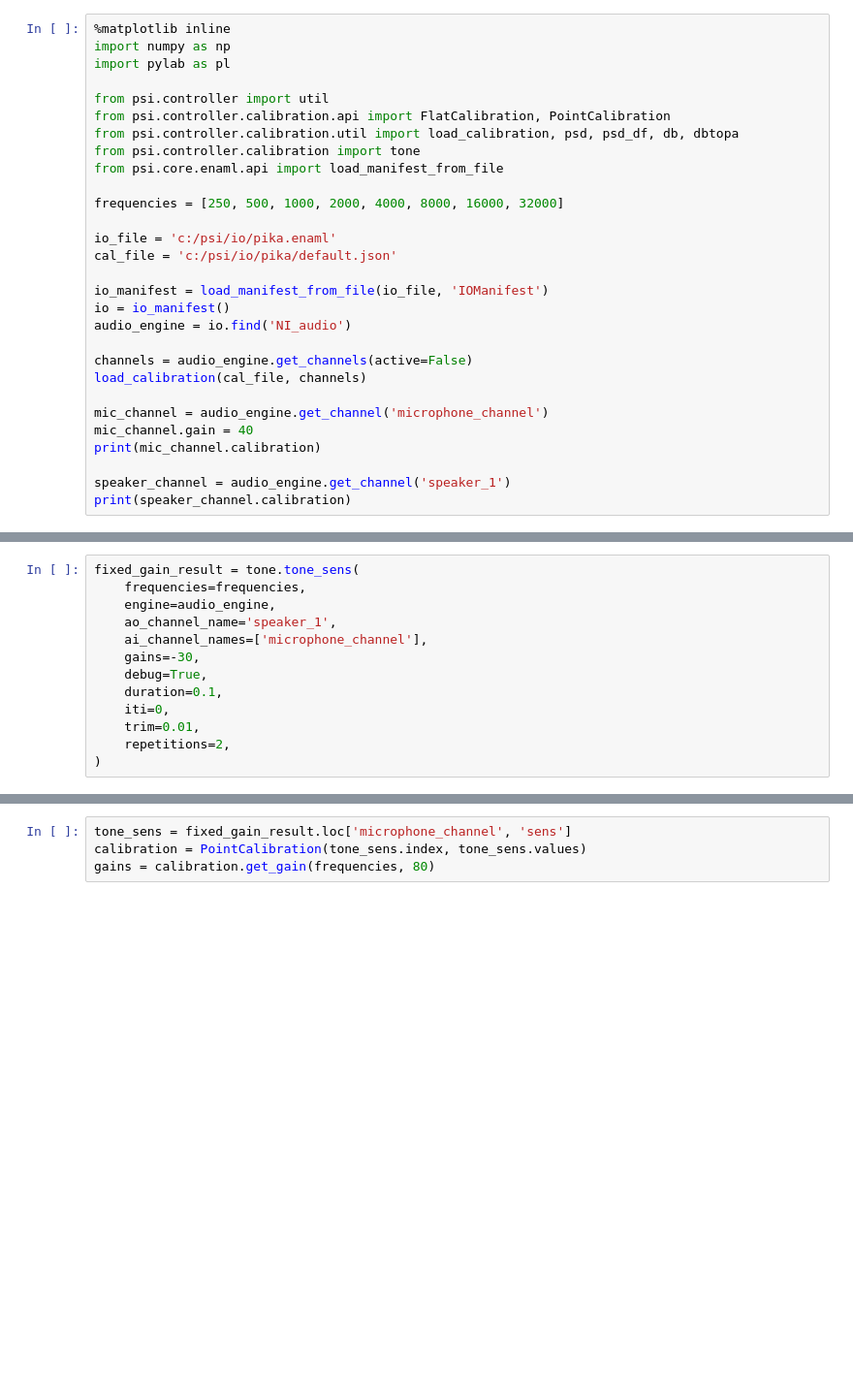
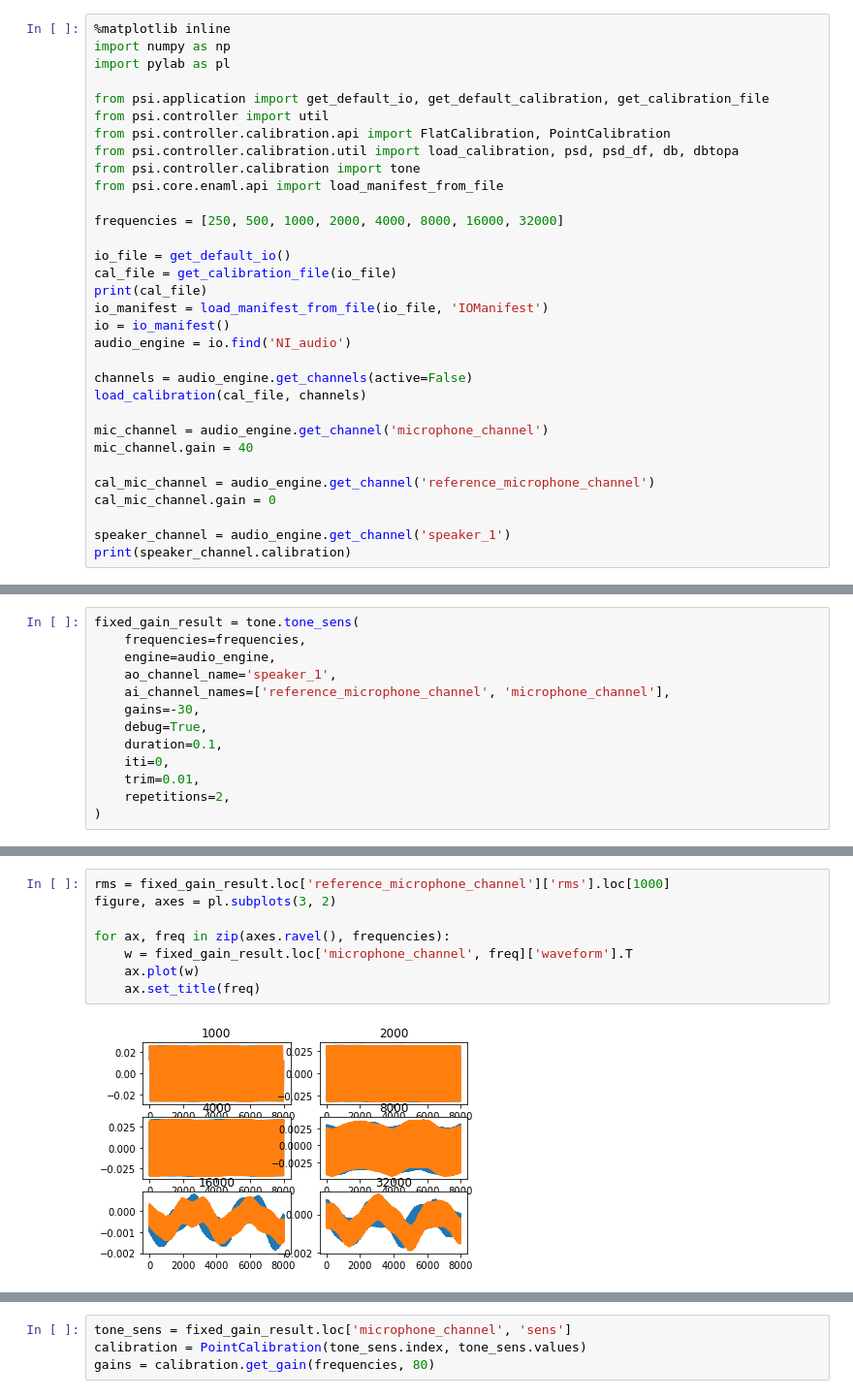
Before and after one commit to psiexperiment/psiexperiment, a Jupyter notebook: examples/notebooks/Tone and chirp calibration.ipynb, the cells around one changed output, grey strips where cells are left out. Shown: that part at 97% size. Cells and saved outputs as stored; diff of their text form; blank space fills up the shorter version.

Commit message:
Demo tone calibration notebook should automatically find IO config

```diff
--- a/examples/notebooks/Tone and chirp calibration.ipynb
+++ b/examples/notebooks/Tone and chirp calibration.ipynb
@@ -3,6 +3,7 @@
 import numpy as np
 import pylab as pl
 
+from psi.application import get_default_io, get_default_calibration, get_calibration_file
 from psi.controller import util
 from psi.controller.calibration.api import FlatCalibration, PointCalibration
 from psi.controller.calibration.util import load_calibration, psd, psd_df, db, dbtopa
@@ -11,9 +12,9 @@ from psi.core.enaml.api import load_manifest_from_file
 
 frequencies = [250, 500, 1000, 2000, 4000, 8000, 16000, 32000]
 
-io_file = 'c:/psi/io/pika.enaml'
-cal_file = 'c:/psi/io/pika/default.json'
-
+io_file = get_default_io()
+cal_file = get_calibration_file(io_file)
+print(cal_file)
 io_manifest = load_manifest_from_file(io_file, 'IOManifest')
 io = io_manifest()
 audio_engine = io.find('NI_audio')
@@ -23,7 +24,9 @@ load_calibration(cal_file, channels)
 
 mic_channel = audio_engine.get_channel('microphone_channel')
 mic_channel.gain = 40
-print(mic_channel.calibration)
+
+cal_mic_channel = audio_engine.get_channel('reference_microphone_channel')
+cal_mic_channel.gain = 0
 
 speaker_channel = audio_engine.get_channel('speaker_1')
 print(speaker_channel.calibration)
@@ -32,7 +38,7 @@ fixed_gain_result = tone.tone_sens(
     frequencies=frequencies,
     engine=audio_engine,
     ao_channel_name='speaker_1',
-    ai_channel_names=['microphone_channel'],
+    ai_channel_names=['reference_microphone_channel', 'microphone_channel'],
     gains=-30,
     debug=True,
     duration=0.1,
@@ -43 +62,11 @@ fixed_gain_result = tone.tone_sens(
+# %%
+rms = fixed_gain_result.loc['reference_microphone_channel']['rms'].loc[1000]
+figure, axes = pl.subplots(3, 2)
+
+for ax, freq in zip(axes.ravel(), frequencies):
+    w = fixed_gain_result.loc['microphone_channel', freq]['waveform'].T
+    ax.plot(w)
+    ax.set_title(freq)
+# %% [output]
+[figure, added]
 # %%
```
Also changed, not shown: parts of 4 cells of this notebook.
